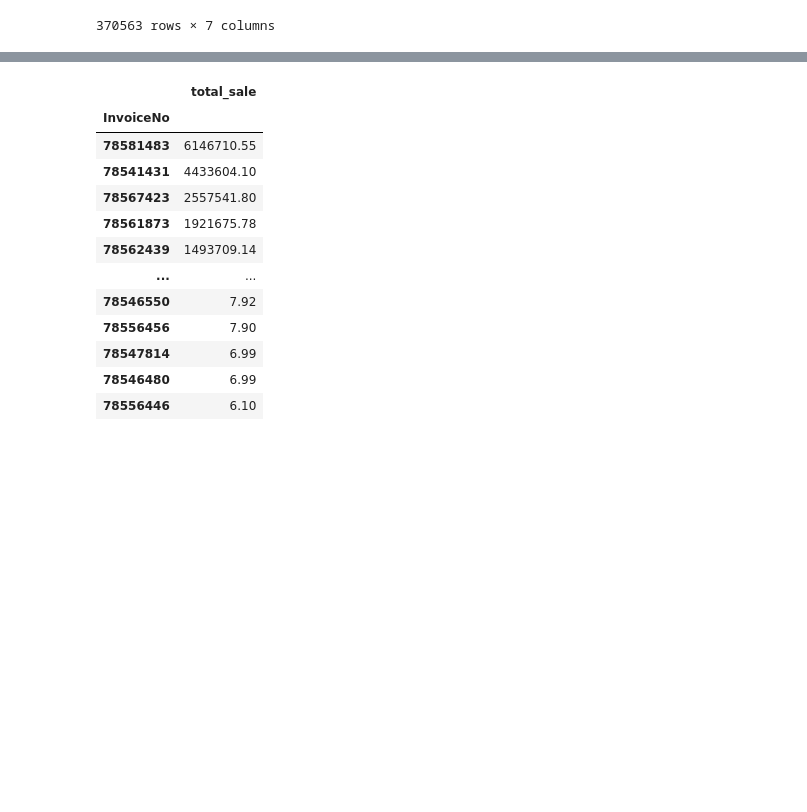
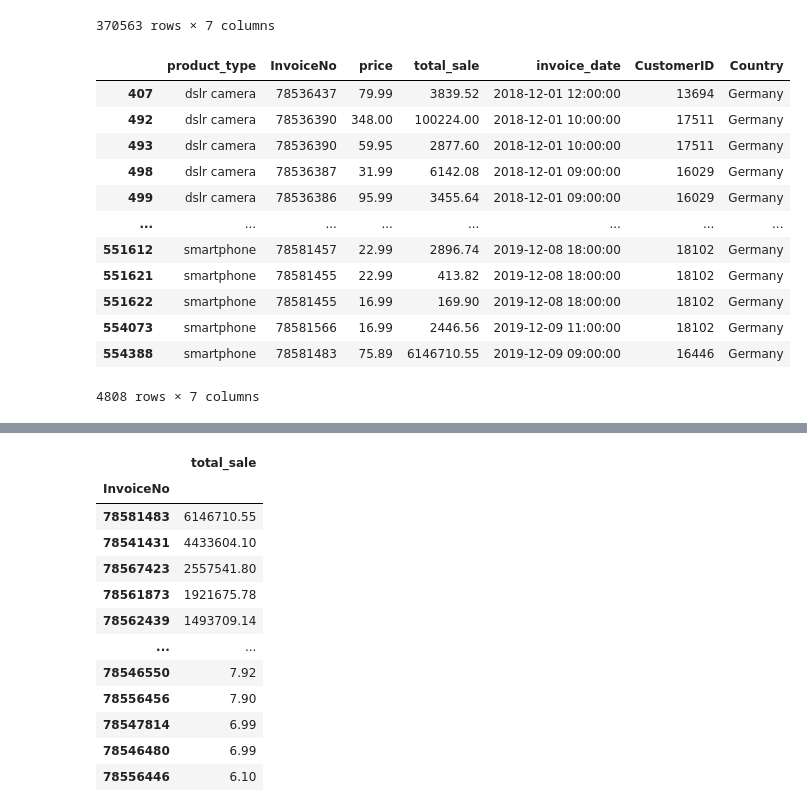
Before and after one commit to Jacopo-Spadon/E-Commerce, a Jupyter notebook: Ecom20tooDE.ipynb, the cells around one changed output, grey strips where cells are left out. Drawn from its saved outputs; the diff is of its cells as text; code cells hidden in the pictures; blank space fills up the shorter version.

```diff
--- a/Ecom20tooDE.ipynb
+++ b/Ecom20tooDE.ipynb
@@ -185,3 +205,35 @@ df_domestic
 | 554415 | smartphone | 78581475 | 13.99 | 279.80 | 2019-12-09 08:00:00 | 13069 | Germany |
 | 554416 | smartphone | 78581475 | 59.00 | 708.00 | 2019-12-09 08:00:00 | 13069 | Germany |
 370563 rows × 7 columns
+# %%
+# Top 10 Spender DF
+
+df_de10=df_domestic.drop(df_domestic.loc[
+    (df_domestic.CustomerID != 17450) &
+    (df_domestic.CustomerID != 18102) &
+    (df_domestic.CustomerID != 13694) &
+    (df_domestic.CustomerID != 17511) &
+    (df_domestic.CustomerID != 14298) &
+    (df_domestic.CustomerID != 16446) &
+    (df_domestic.CustomerID != 15769) &
+    (df_domestic.CustomerID != 16029) &
+    (df_domestic.CustomerID != 12346) &
+    (df_domestic.CustomerID != 16684)].index, inplace=True)
+
+df_de10=pd.DataFrame(data=(df_domestic))
+
+df_de10
+# %% [output]
+|  | product_type | InvoiceNo | price | total_sale | invoice_date | CustomerID | Country |
+| 407 | dslr camera | 78536437 | 79.99 | 3839.52 | 2018-12-01 12:00:00 | 13694 | Germany |
+| 492 | dslr camera | 78536390 | 348.00 | 100224.00 | 2018-12-01 10:00:00 | 17511 | Germany |
+| 493 | dslr camera | 78536390 | 59.95 | 2877.60 | 2018-12-01 10:00:00 | 17511 | Germany |
+| 498 | dslr camera | 78536387 | 31.99 | 6142.08 | 2018-12-01 09:00:00 | 16029 | Germany |
+| 499 | dslr camera | 78536386 | 95.99 | 3455.64 | 2018-12-01 09:00:00 | 16029 | Germany |
+| ... | ... | ... | ... | ... | ... | ... | ... |
+| 551612 | smartphone | 78581457 | 22.99 | 2896.74 | 2019-12-08 18:00:00 | 18102 | Germany |
+| 551621 | smartphone | 78581455 | 22.99 | 413.82 | 2019-12-08 18:00:00 | 18102 | Germany |
+| 551622 | smartphone | 78581455 | 16.99 | 169.90 | 2019-12-08 18:00:00 | 18102 | Germany |
+| 554073 | smartphone | 78581566 | 16.99 | 2446.56 | 2019-12-09 11:00:00 | 18102 | Germany |
+| 554388 | smartphone | 78581483 | 75.89 | 6146710.55 | 2019-12-09 09:00:00 | 16446 | Germany |
+4808 rows × 7 columns
```
Also changed, not shown: parts of 5 cells of this notebook.
